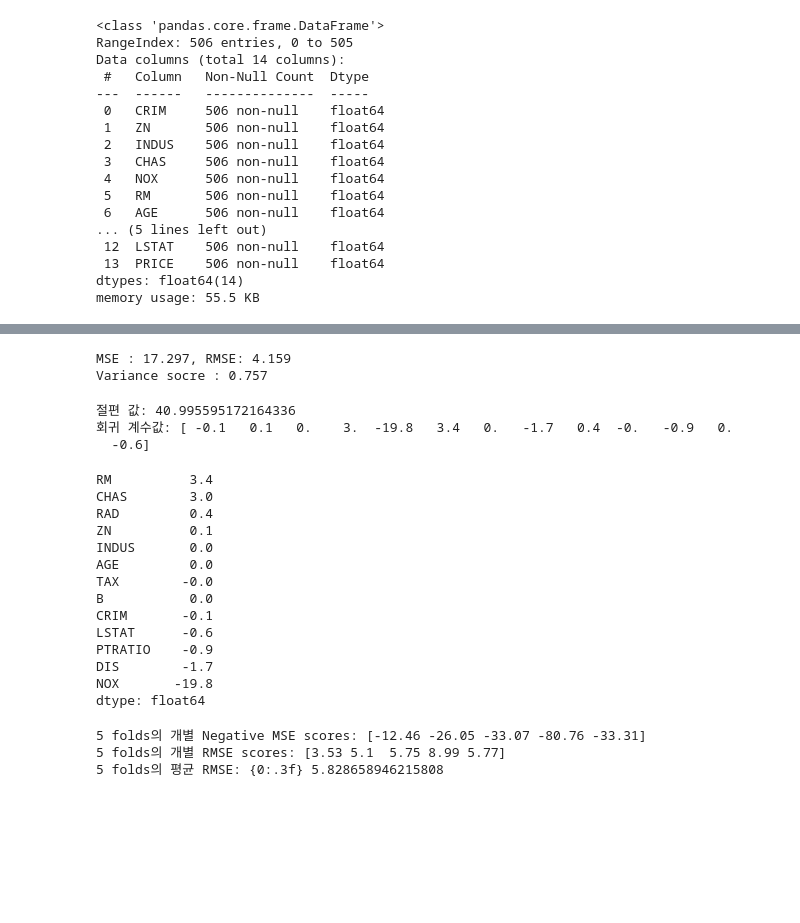
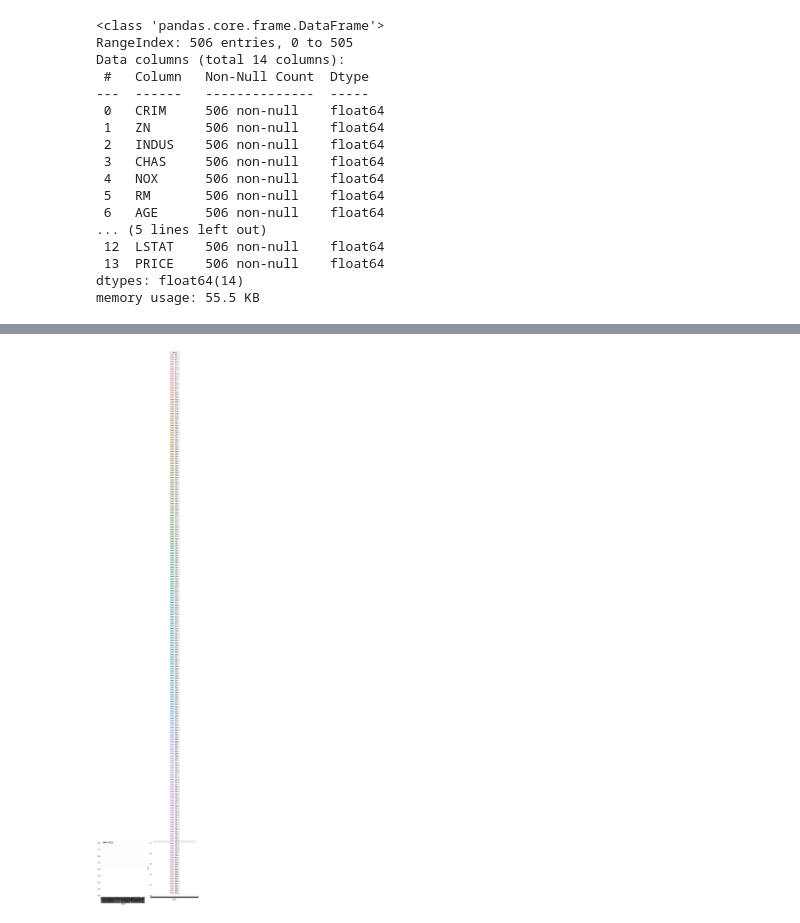
Before and after one commit to rmadmswk/BigData, a Jupyter notebook: m7_ 모델성능평가/평가_회귀.ipynb, the cells around one changed output, grey strips where cells are left out. Cells and saved outputs as stored; diff of their text form; code cells hidden in the pictures; blank space fills up the shorter version.

```diff
--- a/m7_ 모델성능평가/평가_회귀.ipynb
+++ b/m7_ 모델성능평가/평가_회귀.ipynb
@@ -368,68 +336,9 @@ for i, feature in enumerate(lm_features):
-# %%
-from sklearn.model_selection import train_test_split
-from sklearn.linear_model import LinearRegression
-from sklearn.metrics import mean_squared_error, r2_score
-
-y_target = boston_df['PRICE']
-X_data = boston_df.drop(['PRICE'],axis=1,inplace=False)
-
-X_train, X_test, y_train, y_test = train_test_split(X_data, y_target, test_size=0.3, random_state=156)
-
-# 선형 회귀 OLS로 학습/예측/평가 수행
-lr = LinearRegression()
-lr.fit(X_train,y_train)
-y_preds = lr.predict(X_test)
-mse = mean_squared_error(y_test,y_preds)
-rmse = np.sqrt(mse)
-
-print('MSE : {0:.3f}, RMSE: {1:.3F}'.format(mse,rmse))
-print('Variance socre : {0:.3f}'.format(r2_score(y_test,y_preds)))
-# %% [output]
-MSE : 17.297, RMSE: 4.159
-Variance socre : 0.757
-# %%
-print('절편 값:',lr.intercept_)
-print('회귀 계수값:',np.round(lr.coef_,1))
-# %% [output]
-절편 값: 40.995595172164336
-회귀 계수값: [ -0.1   0.1   0.    3.  -19.8   3.4   0.   -1.7   0.4  -0.   -0.9   0.
-  -0.6]
-# %%
-# 회귀 계수를 큰 값 순으로 정렬하기 위해 Series로 생성
-coeff = pd.Series(data=np.round(lr.coef_,1),index=X_data.columns)
-coeff.sort_values(ascending=False)
-# %% [output]
-RM          3.4
-CHAS        3.0
-RAD         0.4
-ZN          0.1
-INDUS       0.0
-AGE         0.0
-TAX        -0.0
-B           0.0
-CRIM       -0.1
-LSTAT      -0.6
-PTRATIO    -0.9
-DIS        -1.7
-NOX       -19.8
-dtype: float64
-# %%
-from sklearn.model_selection import cross_val_score
-
-y_target = boston_df['PRICE']
-X_data = boston_df.drop(['PRICE'],axis=1,inplace=False)
-lr = LinearRegression()
-
-# cross_val_score()로 5 폴드 세트로 MSE를 구한 뒤 이를 기반으로 다시 RMSE를 구함
-neg_mse_scores = cross_val_score(lr,X_data,y_target,scoring='neg_mean_squared_error',cv=5)
-rmse_scores = np.sqrt(-1 * neg_mse_scores)
-avg_rmse = np.mean(rmse_scores)
-
-# cross_val_score로 반환된 값은 모두 음수
-print('5 folds의 개별 Negative MSE scores:',np.round(neg_mse_scores,2))
-print('5 folds의 개별 RMSE scores:',np.round(rmse_scores,2))
-print('5 folds의 평균 RMSE: {0:.3f}',format(avg_rmse))
-# %% [output]
-5 folds의 개별 Negative MSE scores: [-12.46 -26.05 -33.07 -80.76 -33.31]
-5 folds의 개별 RMSE scores: [3.53 5.1  5.75 8.99 5.77]
-5 folds의 평균 RMSE: {0:.3f} 5.828658946215808
+# %%
+import matplotlib.pyplot as plt
+import seaborn as sns
+f,ax = plt.subplots(1,2,figsize=(10,6))
+bar = boston_df[['CRIM','PRICE']].groupby(['CRIM']).count().plot.bar(ax=ax[0])
+bar2 = sns.countplot(hue='PRICE',x='CRIM',data=boston_df)
+plt.show()
+# %% [output]
+[figure, added]
```
Also changed, not shown: parts of 6 cells of this notebook.
